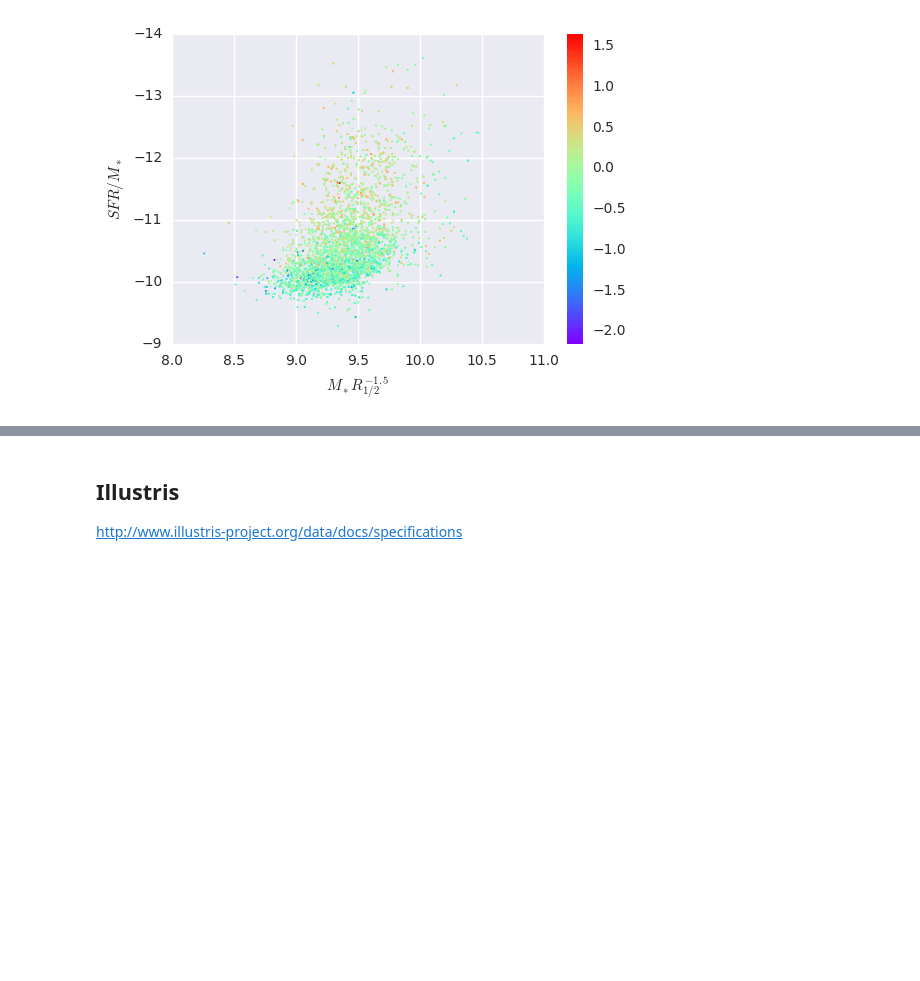
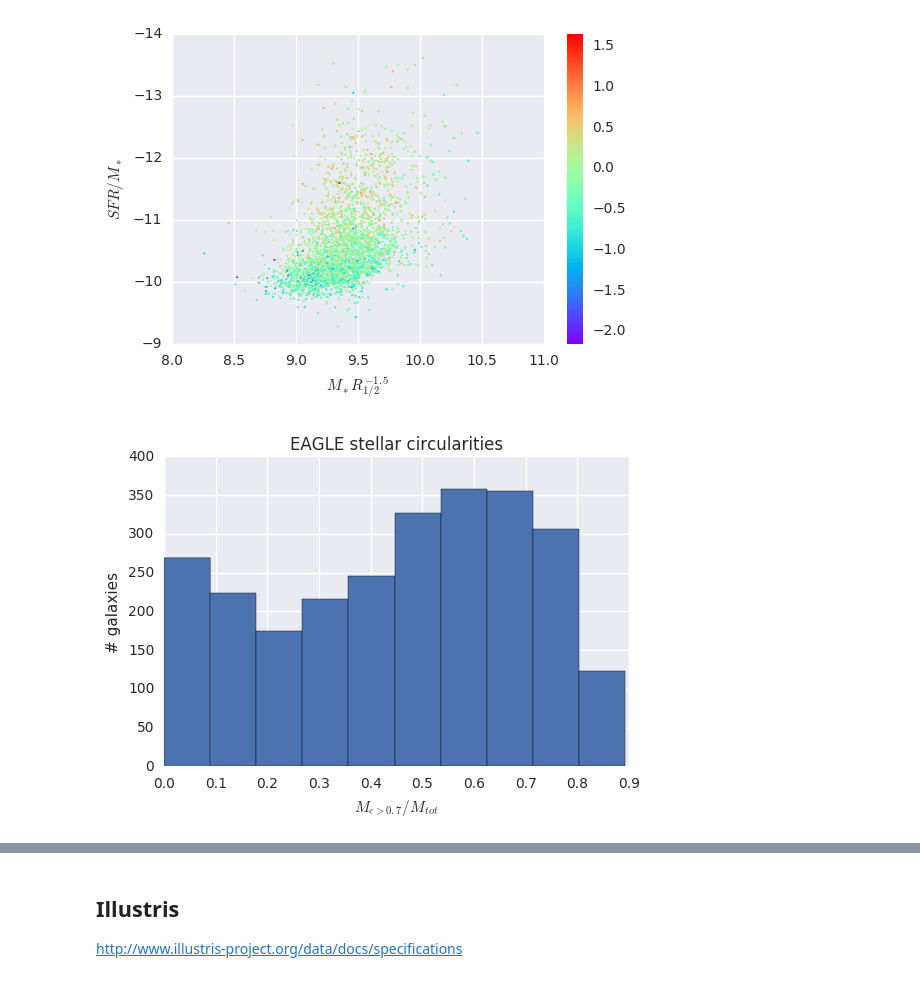
Before and after one commit to matiasbattocchia/ex_tesis, a Jupyter notebook: código/Morfologías.ipynb, the cells around one changed output, grey strips where cells are left out. Drawn from its saved outputs; the diff is of its cells as text; code cells hidden in the pictures; blank space fills up the shorter version.

Commit message:
morfologías eagle

```diff
--- a/código/Morfologías.ipynb
+++ b/código/Morfologías.ipynb
@@ -335,0 +347,13 @@ plt.savefig('specific_SFR_vs_compactness.png')
+# %%
+df = pd.merge(lotz, p, how='inner', on='id')
+#df.set_index('id', inplace=True)
+# %%
+g = df[(df.filtro == 'g') & (df.orientación == 'rand')]
+# %%
+g.e.hist()
+plt.title('EAGLE stellar circularities')
+plt.ylabel('# galaxies')
+plt.xlabel('$M_{\epsilon > 0.7}/M_{tot}$')
+plt.savefig('eagle_stellar_circularities_histogram.png')
+# %% [output]
+[figure, added]
```
Also changed, not shown: parts of 6 cells of this notebook, 5 other files.
